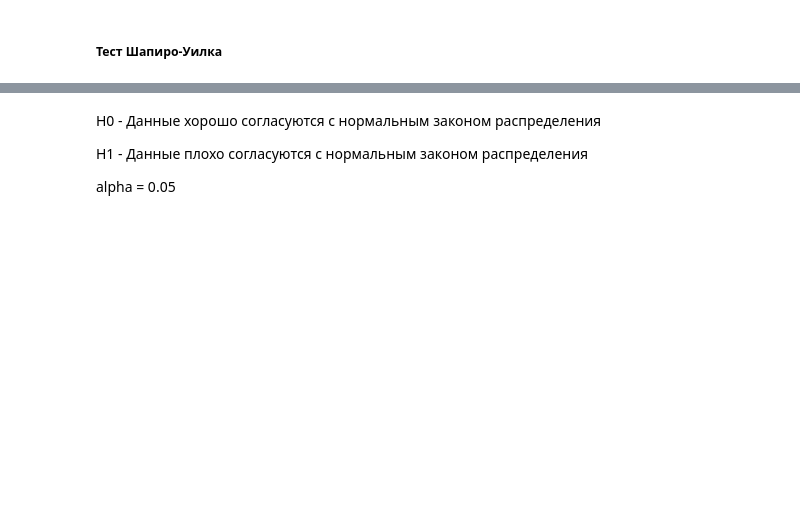
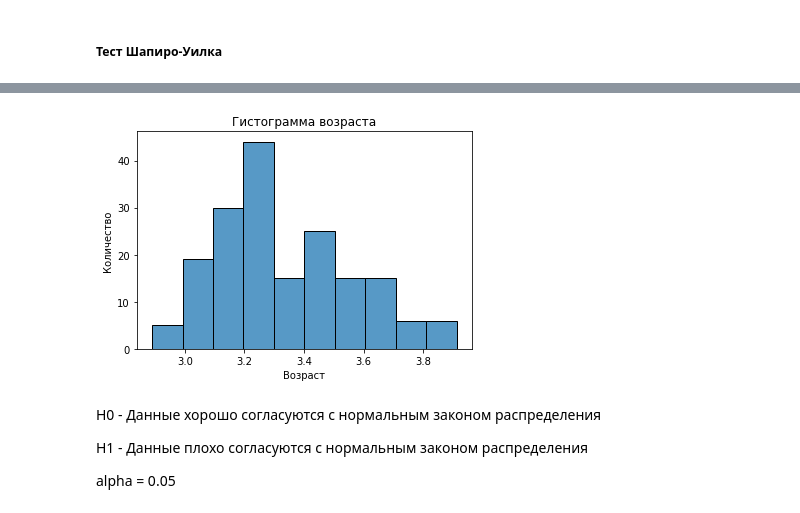
Before and after one commit to Chularev/kaggle_competitions, a Jupyter notebook: CardioGoodFitness/notebook.ipynb, the cells around one changed output, grey strips where cells are left out. Saved outputs shown, nothing was run; the diff lists cells and outputs as text; code cells hidden in the pictures; blank space fills up the shorter version.

```diff
--- a/CardioGoodFitness/notebook.ipynb
+++ b/CardioGoodFitness/notebook.ipynb
@@ -187 +197,3 @@ tmp = tmp.assign(Age = np.log(tmp['Age']))
+# %%
+age = pd.DataFrame(np.log(data['Age']))
 # %%
@@ -189,10 +209,12 @@ tmp['Age'].unique()
 # %%
-sns.histplot(tmp, x="Age").set(
+sns.histplot(age, x="Age").set(
     title='Гистограмма возраста',
     xlabel='Возраст',
     ylabel='Количество'
 )
 plot.show()
+# %% [output]
+[figure, added]
 # %% [markdown]
 H0 - Данные хорошо согласуются с нормальным законом распределения
 
```
Also changed, not shown: parts of 30 cells of this notebook.
